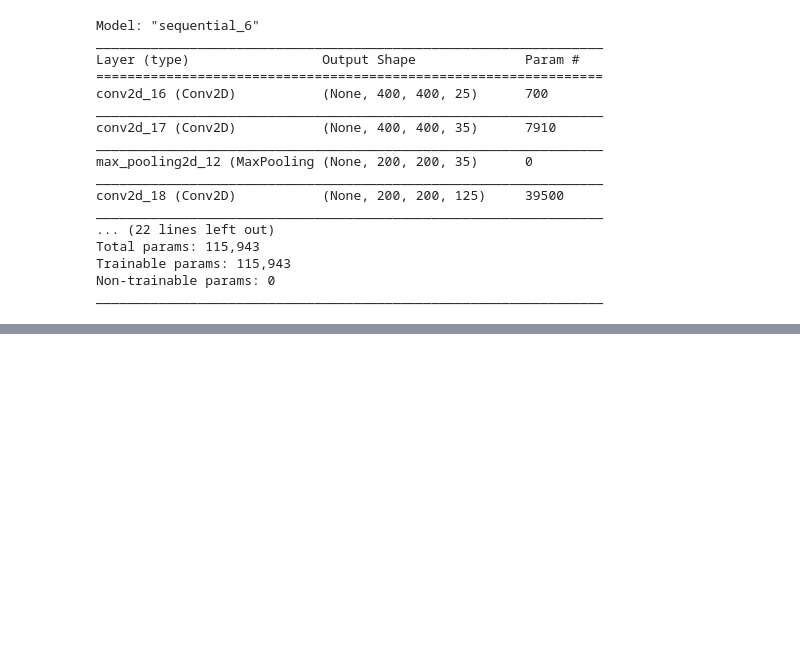
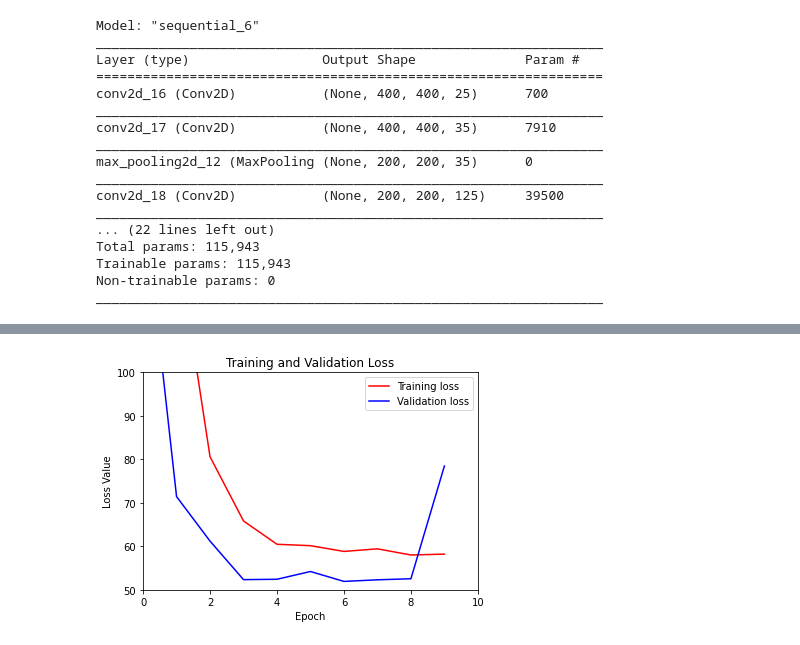
Before and after one commit to CSCCNY/final-project-recomposeclassics, a Jupyter notebook: 02_Spectogram_BasicCNN.ipynb, the cells around one changed output, grey strips where cells are left out. Drawn from its saved outputs; the diff is of its cells as text; code cells hidden in the pictures; blank space fills up the shorter version.

```diff
--- a/02_Spectogram_BasicCNN.ipynb
+++ b/02_Spectogram_BasicCNN.ipynb
@@ -669,0 +735,21 @@ Epoch 2/100
+# %%
+import matplotlib.pyplot as plt
+
+epochs = 10
+train_loss4 = history4.history['mae']
+val_loss4 = history4.history['val_mae']
+
+epochs = range(epochs)
+
+plt.figure()
+plt.plot(epochs, train_loss4, 'r', label='Training loss')
+plt.plot(epochs, val_loss4, 'b', label='Validation loss')
+plt.title('Training and Validation Loss')
+plt.xlabel('Epoch')
+plt.ylabel('Loss Value')
+plt.ylim([50, 100])
+plt.xlim([0, 10])
+plt.legend()
+plt.show()
+# %% [output]
+[figure, added]
```
Also changed, not shown: parts of 21 cells of this notebook.
